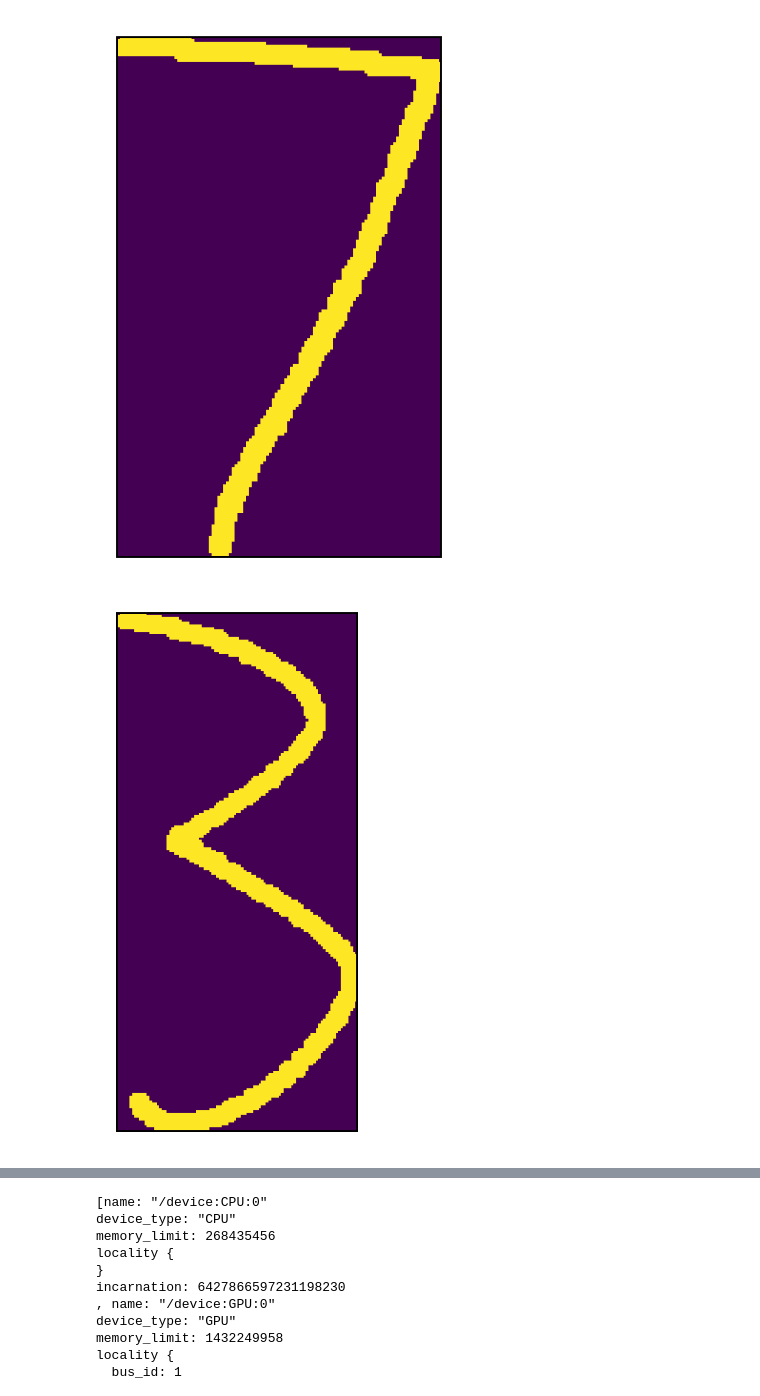
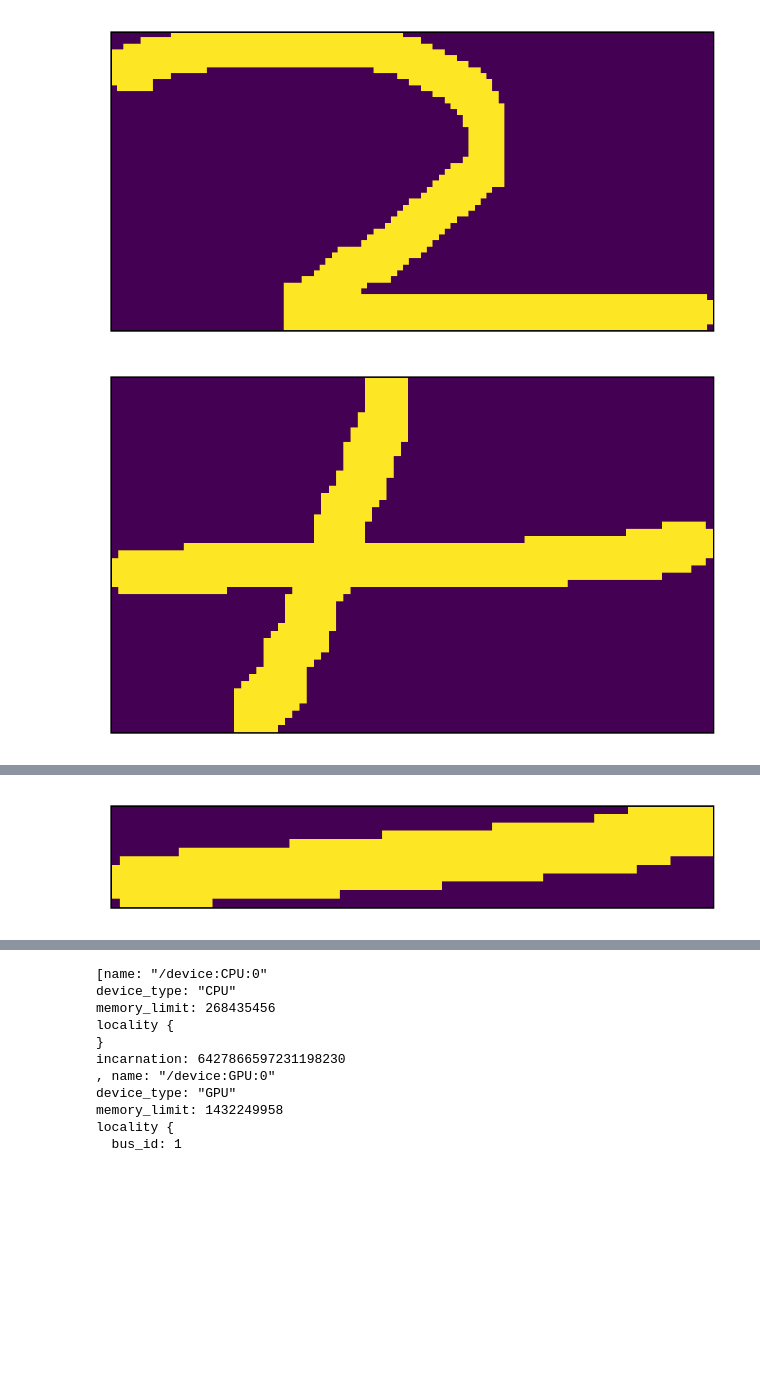
Before and after one commit to pramukh/Linear-Equation-Solver, a Jupyter notebook: files/Final extracting individual symbols.ipynb, the cells around one changed output, grey strips where cells are left out. Saved outputs shown, nothing was run; the diff lists cells and outputs as text; code cells hidden in the pictures; blank space fills up the shorter version.

Commit message:
Fixed a bug where the contours  would exceed the image size

```diff
--- a/files/Final extracting individual symbols.ipynb
+++ b/files/Final extracting individual symbols.ipynb
@@ -13,7 +13,7 @@ def disp_img(img):
 # %%
 mpl.rcParams['figure.dpi']= 180
 # %%
-img = cv.imread('seven_three_tests.png')
+img = cv.imread('01.png')
 # %%
 disp_img(img)
 # %% [output]
@@ -104,7 +118,7 @@ for window in windows:
         try:
             if area_common == area1 or area_common == area2:
                 final_rects.remove(combination[-1])
-            if area_common > area1/2 and area_common > area2/2:
+            if area_common > area1/2 or area_common > area2/2:
                 final_rects.remove(combination[-1])
         except ValueError:
             pass
@@ -112,7 +126,12 @@ for window in windows:
 output_img = img.copy()
 extracted_rects = []
 pad = 1
+
 for (x, y, w, h) in final_rects:
+    x = max(1, x)
+    y = max(1, y)
+    w = min(img.shape[1]-1, w)
+    h = min(img.shape[0]-1, h)
     extracted_rects.append(dilation.copy()[y-pad: y + h+pad, x-pad: x + w+pad])
     rect = cv.rectangle(output_img, (x, y), (x + w, y + h), (0, 0, 255), 3)
 # %%
@@ -132,26 +155,25 @@ for i in extracted_rects:
 # %%
 final_extracted_rects = []
 pad = 0
 
 for i in extracted_rects:
-    boxes = []
 
     _, cnts, hierarchy = cv.findContours(i, cv.RETR_EXTERNAL, cv.CHAIN_APPROX_SIMPLE)
 
     for c in cnts:
         (x, y, w, h) = cv.boundingRect(c)
-        boxes.append([x,y, x+w,y+h])
+        boxes = [x,y, x+w,y+h]
 
     boxes = np.asarray(boxes)
-    left = np.min(boxes[:,0])
-    top = np.min(boxes[:,1])
-    right = np.max(boxes[:,2])
-    bottom = np.max(boxes[:,3])
+    left = np.min(boxes[0])
+    top = np.min(boxes[1])
+    right = np.max(boxes[2])
+    bottom = np.max(boxes[3])
 
     final_extracted_rects.append(i.copy()[top-pad: bottom+pad, left-pad: right+pad])
 
 for i in final_extracted_rects:
     disp_img(i)
 # %% [output]
-[figure, old version]
+[figure, new version]
-[figure, old version]
+[figure, new version]
@@ -162,3 +187,4 @@ for i in final_extracted_rects:
+[figure, added]
 # %%
 square_padded_digits = []
 b_pad = 1
```
Also changed, not shown: parts of 11 cells of this notebook, 4 other files.
